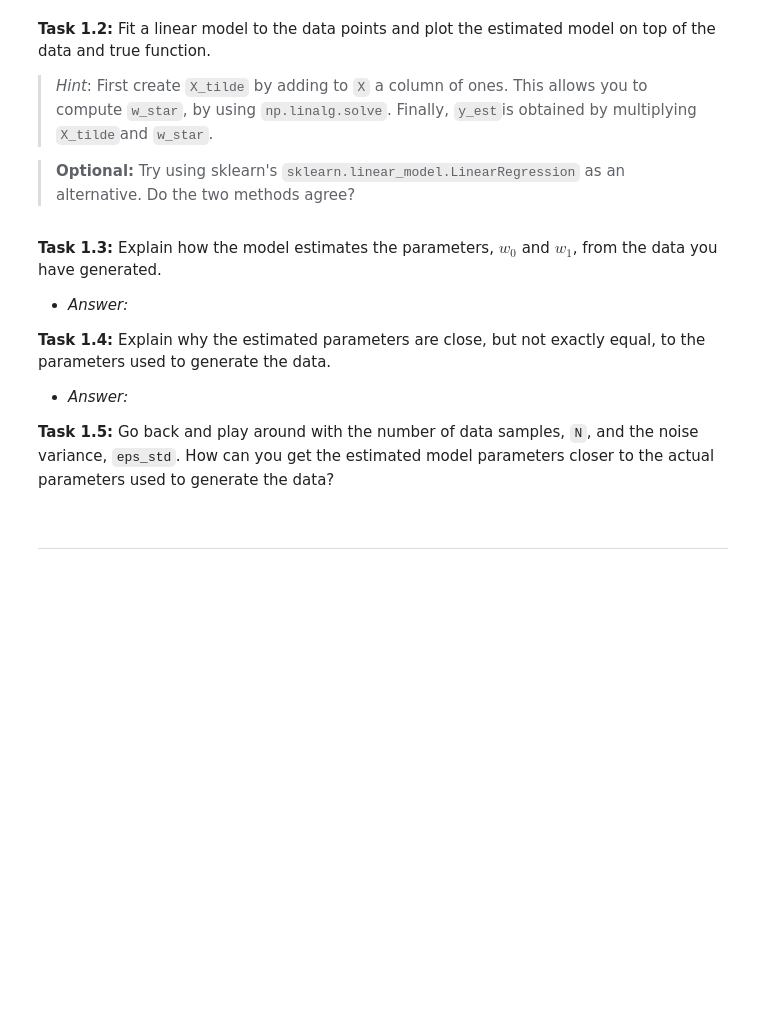
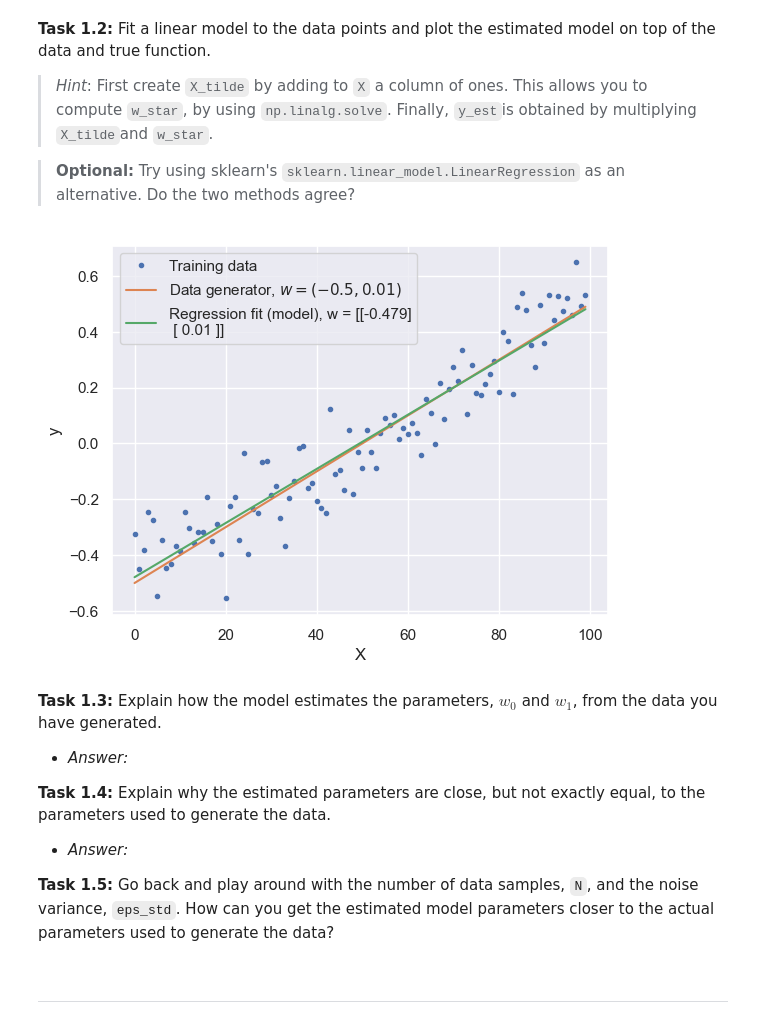
Before and after one commit to MagnusStarkadOttosen/02451_machine_learning, a Jupyter notebook: Week5/exercise5.ipynb, the cells around one changed output. Saved outputs shown, nothing was run; the diff lists cells and outputs as text; code cells hidden in the pictures; blank space fills up the shorter version.

```diff
--- a/Week5/exercise5.ipynb
+++ b/Week5/exercise5.ipynb
@@ -118,18 +121,27 @@ $$
 
 > **Optional:** Try using sklearn's `sklearn.linear_model.LinearRegression` as an alternative. Do the two methods agree?
 # %%
-# YOUR CODE HERE
-raise NotImplementedError()
+### BEGIN SOLUTION
+X_tilde = np.power(X, range(0,  2))
+
+# Fit linear regression using normal equation
+w_star = np.linalg.solve(X_tilde.T @ X_tilde, X_tilde.T @ y)
+
+# Predicted values using the estimated model
+y_est = X_tilde @ w_star
+### END SOLUTION
 
 # Plotting the generated data along with the true data generator and the estimated model
 f = plt.figure()
 plt.plot(X, y, ".")
 plt.plot(X, y_true, "-")
 plt.plot(X, y_est, "-")
 plt.xlabel("X")
 plt.ylabel("y")
 plt.legend(["Training data", f"Data generator, $w={w}$", f"Regression fit (model), w = {np.round(w_star,3)}"])
 plt.show()
+# %% [output]
+[figure, added]
 # %% [markdown]
 **Task 1.3:** Explain how the model estimates the parameters, $w_0$ and $w_1$, from the data you have generated.
 
```
Also changed, not shown: parts of 49 cells of this notebook, 8 other files.
